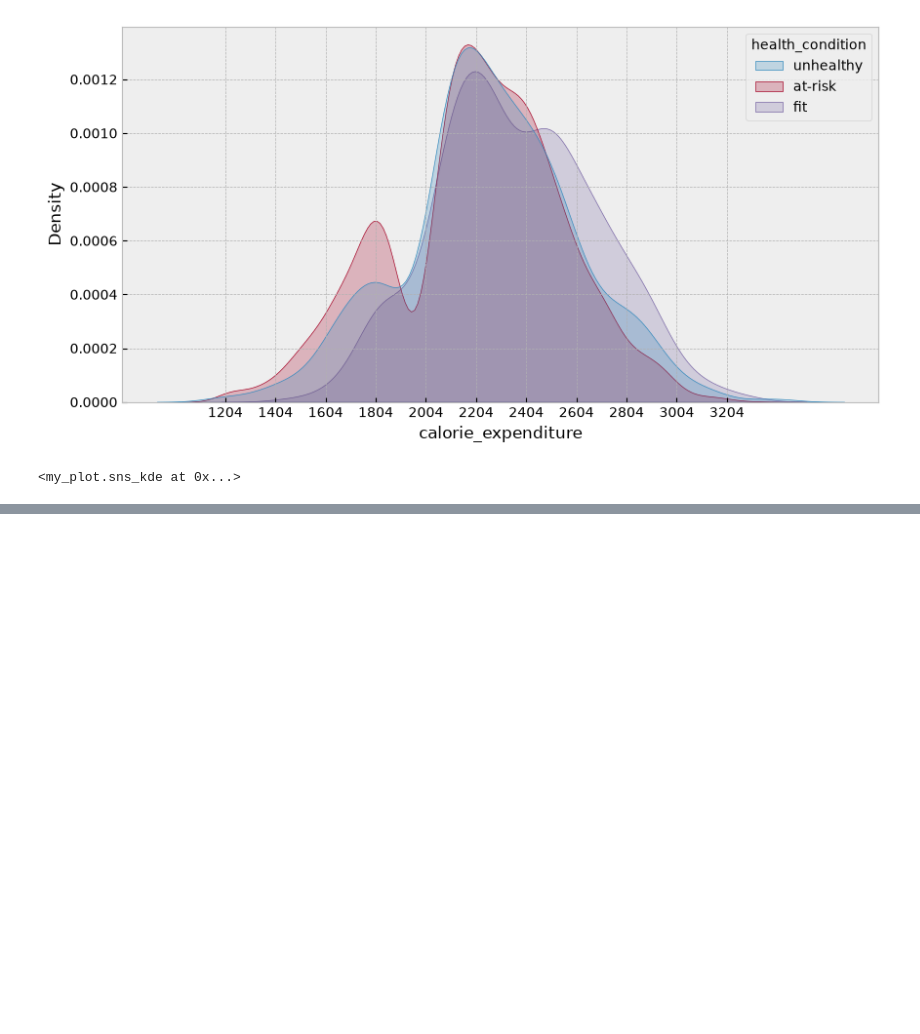
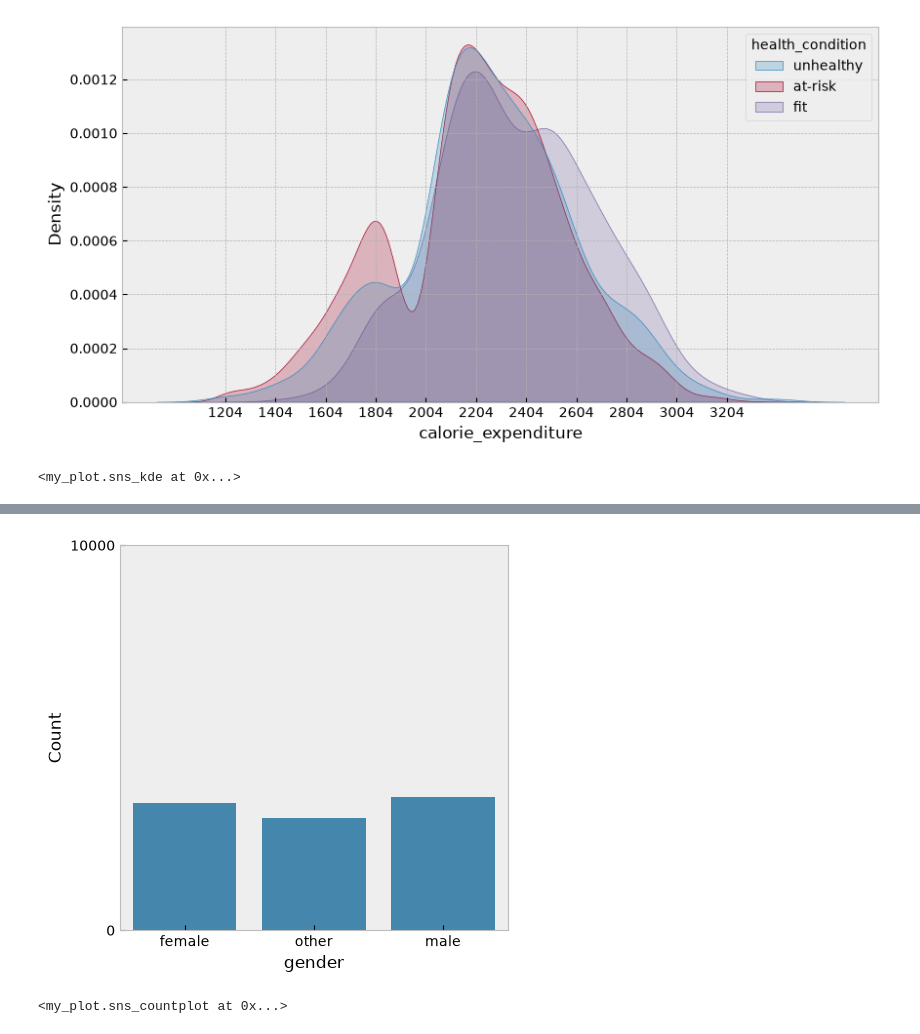
Before and after one commit to kenkenkengo0421/Class_my_plt, a Jupyter notebook: main.ipynb, the cells around one changed output, grey strips where cells are left out. Drawn from its saved outputs; the diff is of its cells as text; code cells hidden in the pictures; blank space fills up the shorter version.

```diff
--- a/main.ipynb
+++ b/main.ipynb
@@ -63,0 +76,5 @@ sns_kde(df, x='calorie_expenditure',hue='health_condition',
+# %%
+sns_countplot(data=df, x='gender', figsize=(5, 5), y_step=10000)
+# %% [output]
+[figure, added]
+<my_plot.sns_countplot at 0x...>
```
Also changed, not shown: parts of 2 cells of this notebook, 2 other files.
